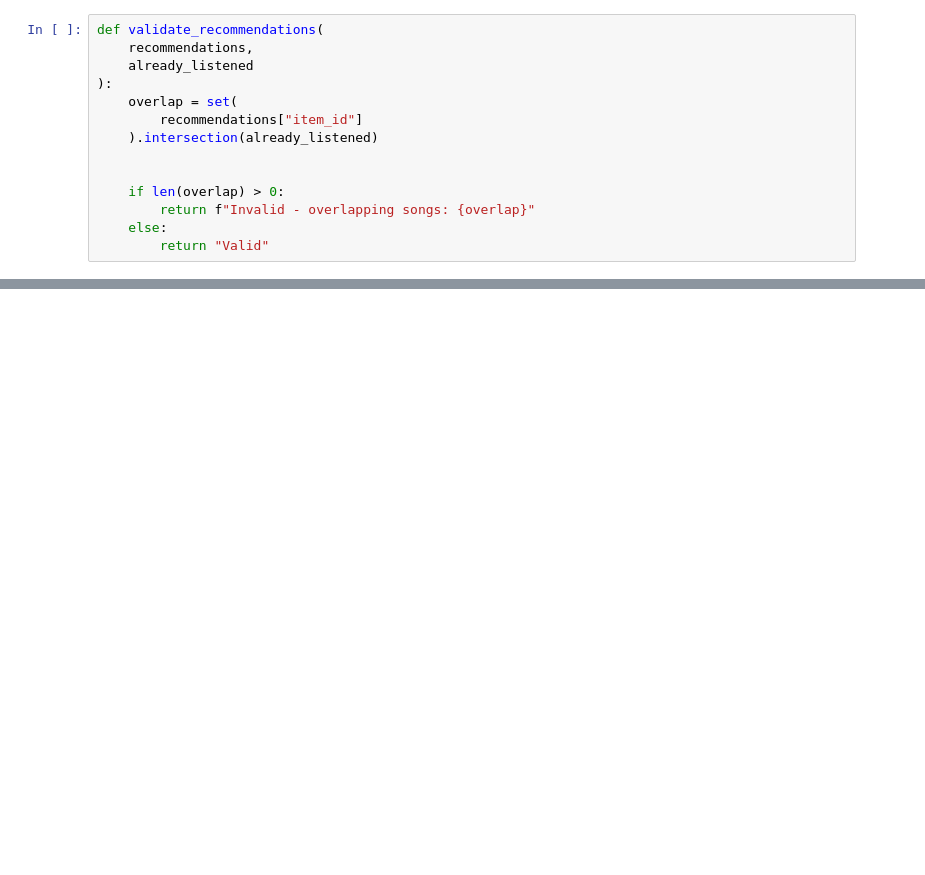
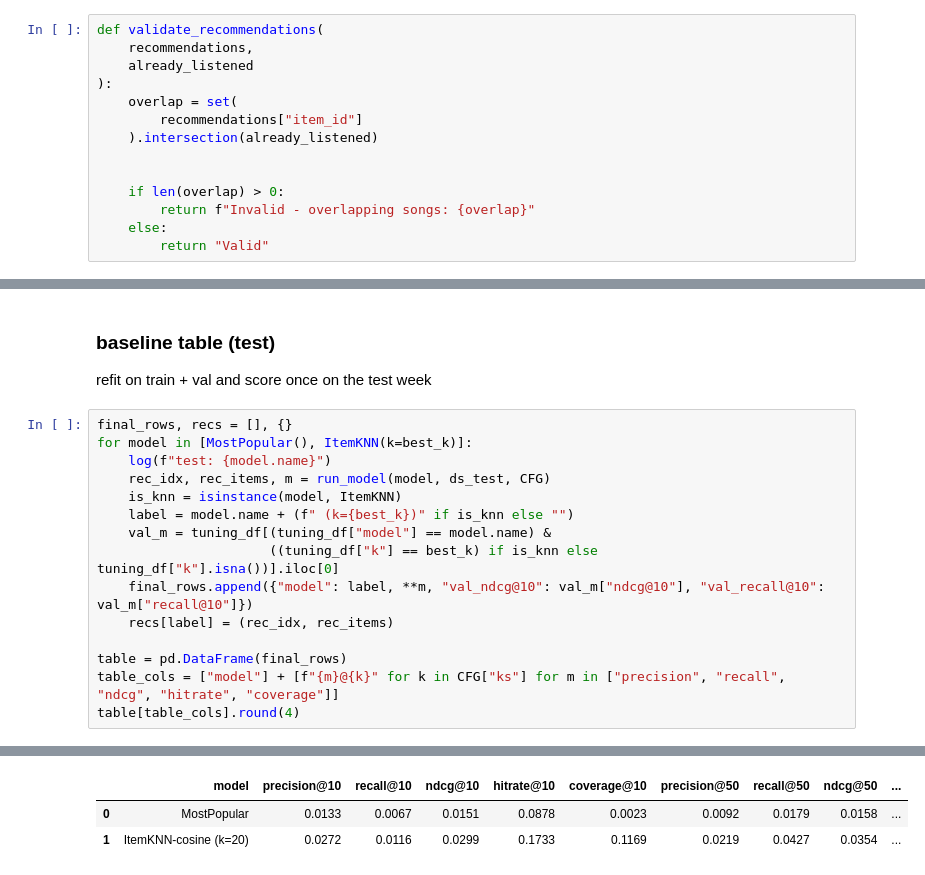
Before and after one commit to SMK-BTW/Twenty, a Jupyter notebook: Machine_Learning_Project.ipynb, the cells around one changed output, grey strips where cells are left out. Drawn from its saved outputs; the diff is of its cells as text; blank space fills up the shorter version.

```diff
--- a/Machine_Learning_Project.ipynb
+++ b/Machine_Learning_Project.ipynb
@@ -241,0 +620,19 @@ def validate_recommendations(
+# %% [markdown]
+### baseline table (test)
+refit on train + val and score once on the test week
+# %%
+final_rows, recs = [], {}
+for model in [MostPopular(), ItemKNN(k=best_k)]:
+    log(f"test: {model.name}")
+    rec_idx, rec_items, m = run_model(model, ds_test, CFG)
+    is_knn = isinstance(model, ItemKNN)
+    label = model.name + (f" (k={best_k})" if is_knn else "")
+    val_m = tuning_df[(tuning_df["model"] == model.name) &
+                      ((tuning_df["k"] == best_k) if is_knn else tuning_df["k"].isna())].iloc[0]
+    final_rows.append({"model": label, **m, "val_ndcg@10": val_m["ndcg@10"], "val_recall@10": val_m["recall@10"]})
+    recs[label] = (rec_idx, rec_items)
+
+table = pd.DataFrame(final_rows)
+table_cols = ["model"] + [f"{m}@{k}" for k in CFG["ks"] for m in ["precision", "recall", "ndcg", "hitrate", "coverage"]]
+table[table_cols].round(4)
+# %% [output]
@@ -241,0 +641,3 @@ def validate_recommendations(
+|  | model | precision@10 | recall@10 | ndcg@10 | hitrate@10 | coverage@10 | precision@50 | recall@50 | ndcg@50 | ... |
+| 0 | MostPopular | 0.0133 | 0.0067 | 0.0151 | 0.0878 | 0.0023 | 0.0092 | 0.0179 | 0.0158 | ... |
+| 1 | ItemKNN-cosine (k=20) | 0.0272 | 0.0116 | 0.0299 | 0.1733 | 0.1169 | 0.0219 | 0.0427 | 0.0354 | ... |
```
Also changed, not shown: parts of 36 cells of this notebook, 20 other files.
